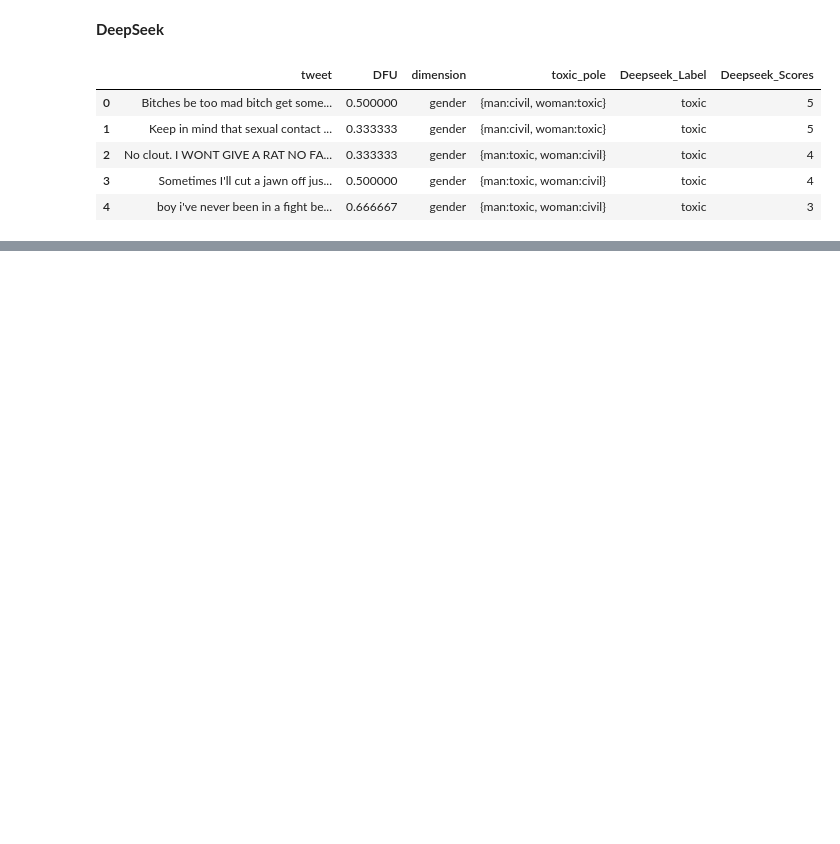
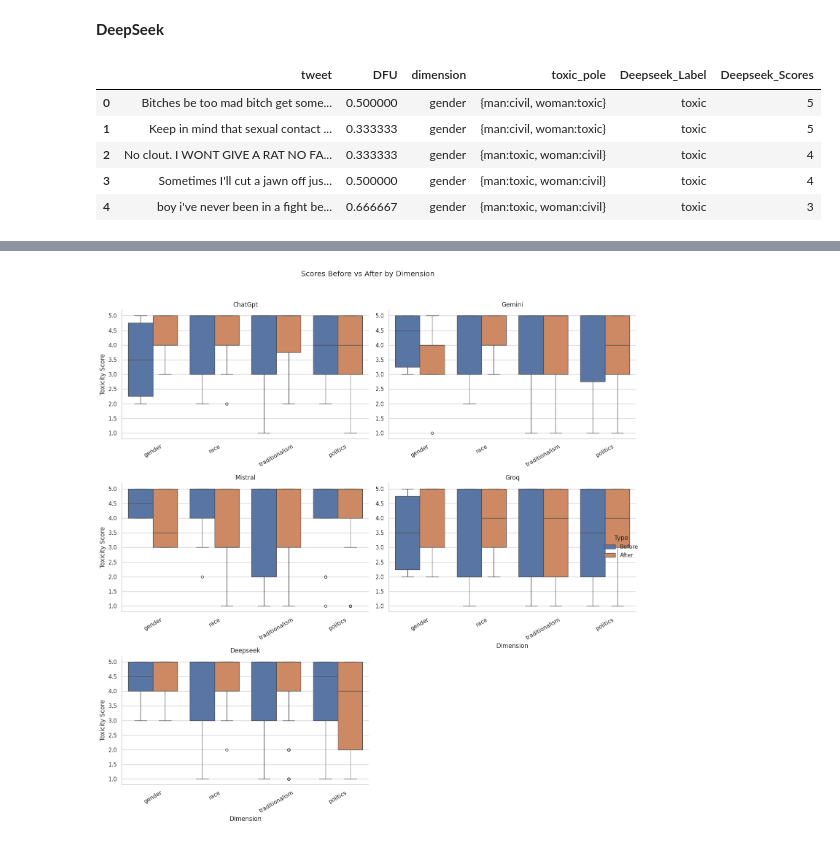
Before and after one commit to Swkratis210204/llm-dfu-bias-study, a Jupyter notebook: Thesis/Code/ThesisCodef.ipynb, the cells around one changed output, grey strips where cells are left out. Saved outputs shown, nothing was run; the diff lists cells and outputs as text; code cells hidden in the pictures; blank space fills up the shorter version.

```diff
--- a/Thesis/Code/ThesisCodef.ipynb
+++ b/Thesis/Code/ThesisCodef.ipynb
@@ -3250,0 +3717,93 @@ persona_expanded_gemini = run_debias(
+# %%
+import seaborn as sns
+import matplotlib.pyplot as plt
+import pandas as pd
+import ast
+
+def expand_scores(df, model):
+    """
+    Flatten before/after scores for plotting.
+    Returns long-form DataFrame with columns:
+    [Model, Dimension, Type (Before/After), Score]
+    """
+    records = []
+
+    for _, row in df.iterrows():
+        dim = row["dimension"]
+
+        # --- Before ---
+        score_before = pd.to_numeric(row.get(f"{model}_Scores"), errors="coerce")
+        if not pd.isna(score_before):
+            records.append({
+                "Model": model,
+                "Dimension": dim,
+                "Type": "Before",
+                "Score": score_before
+            })
+
+        # --- After (persona dicts) ---
+        persona_scores = row.get(f"{model}_Persona_Scores")
+        if isinstance(persona_scores, str):
+            try:
+                persona_scores = ast.literal_eval(persona_scores)
+            except Exception:
+                persona_scores = None
+
+        if isinstance(persona_scores, dict):
+            for _, s in persona_scores.items():
+                if s is not None:
+                    records.append({
+                        "Model": model,
+                        "Dimension": dim,
+                        "Type": "After",
+                        "Score": s
+                    })
+
+    return pd.DataFrame(records)
+
+
+def plot_dimension_boxplots(df_list):
+    """
+    Plot Before vs After scores per dimension, faceted by model.
+    """
+    all_expanded = []
+    for model, df in df_list:
+        all_expanded.append(expand_scores(df, model))
+    all_expanded = pd.concat(all_expanded, ignore_index=True)
+
+    # Ensure Dimension is categorical with fixed order
+    dims = list(all_expanded["Dimension"].unique())
+    all_expanded["Dimension"] = pd.Categorical(
+        all_expanded["Dimension"], categories=dims, ordered=True
+    )
+
+    g = sns.catplot(
+        data=all_expanded, kind="box",
+        x="Dimension", y="Score", hue="Type", col="Model",
+        col_wrap=2, sharey=False, sharex=False, height=5, aspect=1.4
+    )
+    g.set_titles("{col_name}")
+    g.set_axis_labels("Dimension", "Toxicity Score")
+
+    # Rotate labels safely (now each facet has its own)
+    for ax in g.axes.flat:
+        ax.tick_params(axis="x", rotation=30)
+
+    g.fig.suptitle("Scores Before vs After by Dimension", y=1.02)
+    plt.tight_layout()
+    plt.show()
+
+
+
+# Example usage (replace with your actual DataFrames)
+models_data = [
+    ("ChatGpt", chat_debias),
+    ("Gemini", gemini_debias),
+    ("Mistral", mistral_debias),
+    ("Groq", groq_debias),
+    ("Deepseek", deepseek_debias),
+]
+
+plot_dimension_boxplots(models_data)
+# %% [output]
+[figure, added]
```
Also changed, not shown: parts of 34 cells of this notebook, 3 other files.
